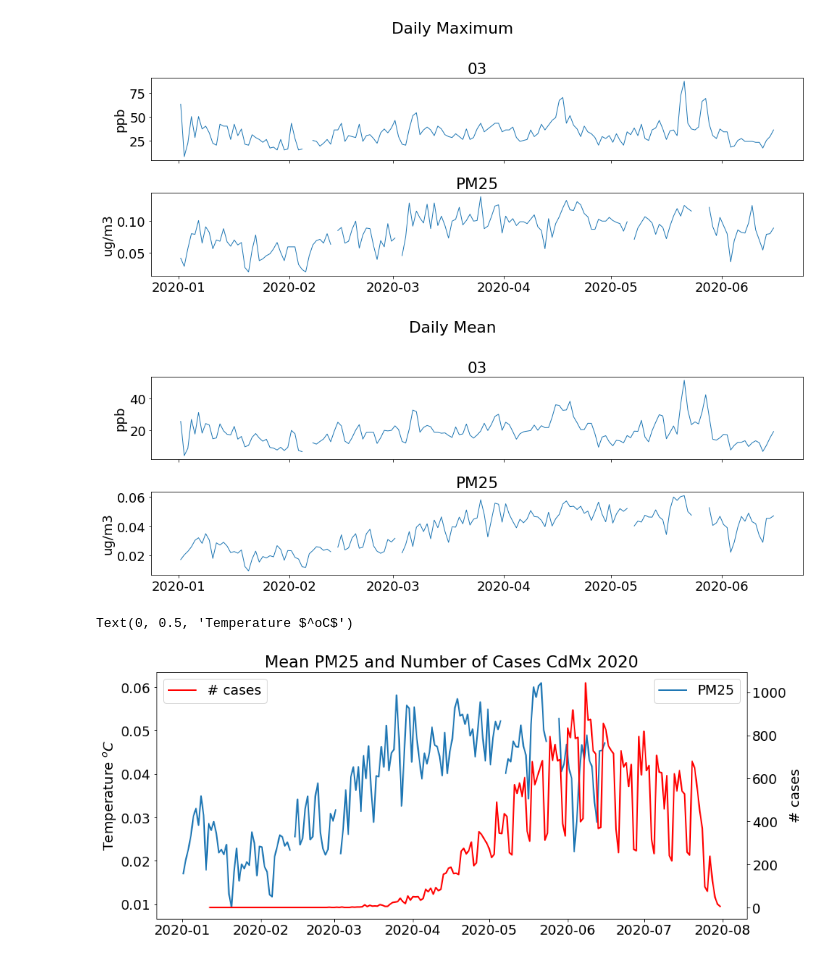
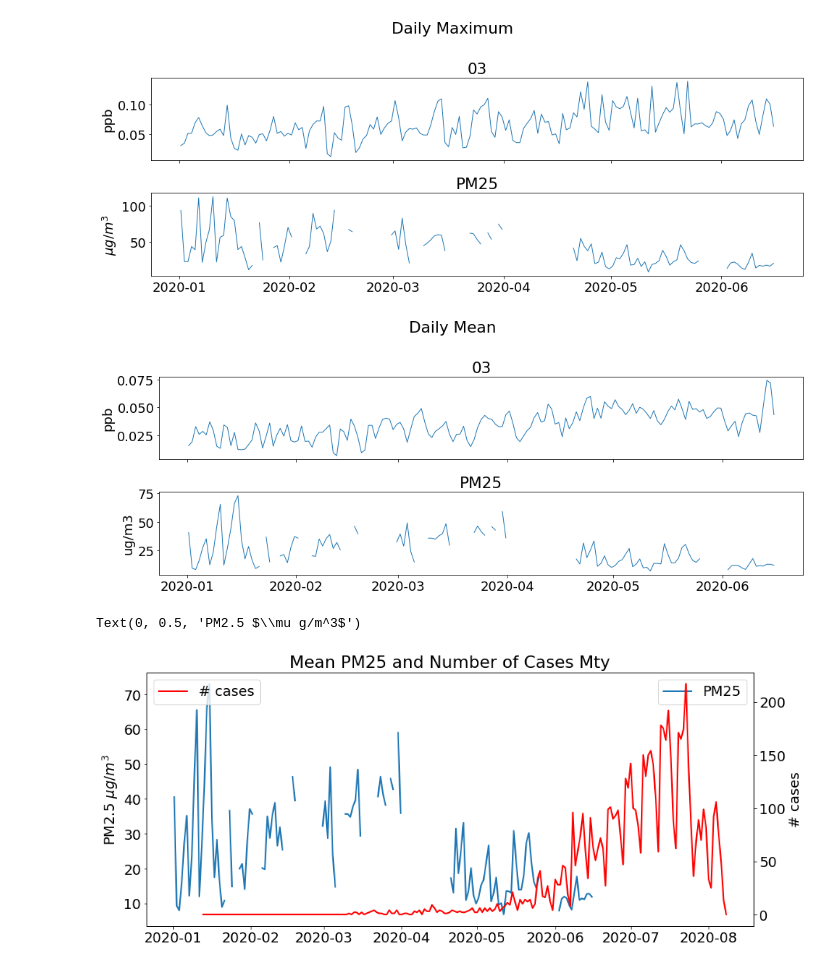
Before and after one commit to marthavelez861/challege2020, a Jupyter notebook: plot_pollutants.ipynb, the cells around one changed output. Drawn from its saved outputs; the diff is of its cells as text; code cells hidden in the pictures.

```diff
--- a/plot_pollutants.ipynb
+++ b/plot_pollutants.ipynb
@@ -65,0 +37,3 @@ print(time_final[3:].shape)
+# %%
+# https://en.climate-data.org/north-america/mexico/lower-california/tijuana-1005196/#temperature-graph
+temp_mat = np.loadtxt('/content/group_A_AlmaJair/datos_covid/temp_diaria_2020_mty.csv', delimiter=',')
@@ -66,2 +44,10 @@ print(time_final[3:].shape)
+# %%
+year = temp_mat[:,0] # columna 0 es el año
+month = temp_mat[:,1] # columna 1 es el mes
+day = temp_mat[:,2] # columna 2 es el dia
+time_final_temp = np.zeros(year.shape[0])
+for ii in range(year.shape[0]):
+    time_final_temp[ii] = date2num(datetime.datetime(np.int(year[ii]), np.int(month[ii]),
+                         np.int(day[ii]))) # Lo convierte a formato Python en un loop renglon por renglon
 # %%
 fig, ax = plt.subplots(1, 1, sharex=True, figsize=(14, 6))
@@ -83,7 +76,7 @@ ax.set_xlim(fi1, fi2)
 # %%
 # Now plot the number of pollutants
 # %%
-mat = np.loadtxt('/content/group_A_AlmaJair/datos_covid/contaminantes_cdmx_2020.csv', delimiter=',') # Loads San Pedro pollutant file
+mat = np.loadtxt('/content/group_A_AlmaJair/datos_covid/contaminantes_centro_2020.csv', delimiter=',') # Loads San Pedro pollutant file
 # %%
 # Loads time mm,dd,yyyy HH,mm
 month = mat[:, 1]
@@ -101,5 +90,5 @@ array([20., 20., 20., ..., 20., 20., 20.])
 # %%
 # This depends on the file
-o3 = np.ma.masked_invalid(mat[:, 5]) # 03 ppb 10 para Cadereyta
-pm25 = np.ma.masked_invalid(mat[:, 6]) # pm2.5 kg/m3 11 para Cadereyta
-temp = np.ma.masked_invalid(mat[:, 7]) # temperature C 12 para Cadereyta
+o3 = np.ma.masked_invalid(mat[:, 4]) # 03 ppb 10 para Cadereyta 7 para cdmx y  5 para centro
+pm25 = np.ma.masked_invalid(mat[:, 7]) # pm2.5 kg/m3 11 para Cadereyta 6 para cdmx y 7 para  centro
+temp = np.ma.masked_invalid(mat[:, 8]) # temperature C 12 para Cadereyta 8 para cdmx y 8 para centro
@@ -172,7 +176,7 @@ ax.set_ylabel(units)
 
 ax = axs[1]
 tit = 'PM25'
-units = 'ug/m3'
+units = '$\mu g/m^3$'
 ax.plot(num2date(time_day), pm25_day.max(1), lw=1)
 ax.set_title(tit)
 ax.set_ylabel(units)
@@ -185,7 +189,7 @@ fig.suptitle('Daily Maximum', y=1.1)
 plt.tight_layout()
 plt.savefig('daily_max_pollutants.png', bbox_inches='tight')
 # %% [output]
-[figure, old version]
+[figure, new version]
 # %%
 fig, axs = plt.subplots(2, 1, sharex=True, figsize=(14, 5))
 ax = axs[0]
@@ -198,7 +202,7 @@ ax.set_ylabel(units)
 
 ax = axs[1]
 tit = 'PM25'
-units = 'ug/m3'
+units = '$\mu g/m^3$'
 ax.plot(num2date(time_day), pm25_day.mean(1), lw=1)
 ax.set_title(tit)
 ax.set_ylabel(units)
@@ -211,25 +215,25 @@ fig.suptitle('Daily Mean', y=1.1)
 plt.tight_layout()
 # plt.savefig('daily_mean_pollutants.png', bbox_inches='tight')
 # %% [output]
-[figure, old version]
+[figure, new version]
 # %%
 fig, ax = plt.subplots(1, 1, sharex=True, figsize=(14, 6))
-tit = 'Mean PM25 and Number of Cases CdMx 2020'
+tit = 'Mean PM25 and Number of Cases Mty'
 ax1 = ax
 ax1.plot(num2date(time_day), pm25_day.mean(1), lw=2, label = 'PM25')
 
 ax1.legend(loc=1)
 ax2 = ax1.twinx()
-ax2.plot(num2date(time_final[1:]), cases_st[1:], lw=2, color='r', label='# cases')
+ax2.plot(num2date(time_final_ct[1:]), cases_ciudad[1:], lw=2, color='r', label='# cases')
 ax2.set_title(tit)
 ax2.set_ylabel('# cases')
 ax2.legend(loc=2)
 #ax.set_ylim(0, 280)
 fi1 = date2num(datetime.datetime.strptime('2020-01', '%Y-%m'))
 fi2 = date2num(datetime.datetime.strptime('2020-09', '%Y-%m'))
 # ax2.set_xlim(fi1, fi2)
-ax1.set_ylabel('Temperature $^oC$')
+ax1.set_ylabel('PM2.5 $\mu g/m^3$')
 # plt.savefig('Figura_Estado_Baja_California.png', bbox_inches='tight')
 # %% [output]
-Text(0, 0.5, 'Temperature $^oC$')
+Text(0, 0.5, 'PM2.5 $\\mu g/m^3$')
-[figure, old version]
+[figure, new version]
```
Also changed, not shown: parts of 22 cells of this notebook.
